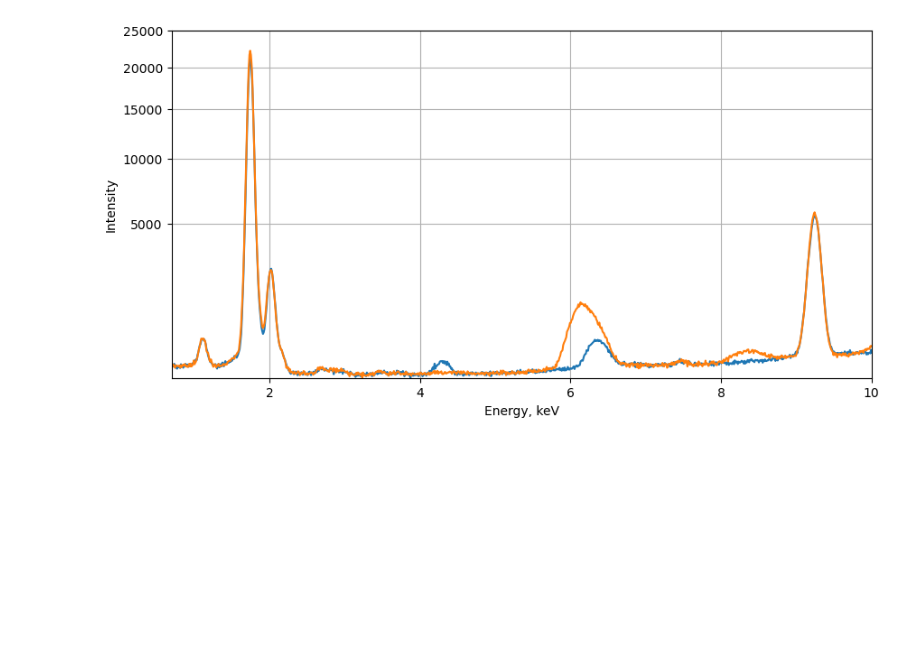
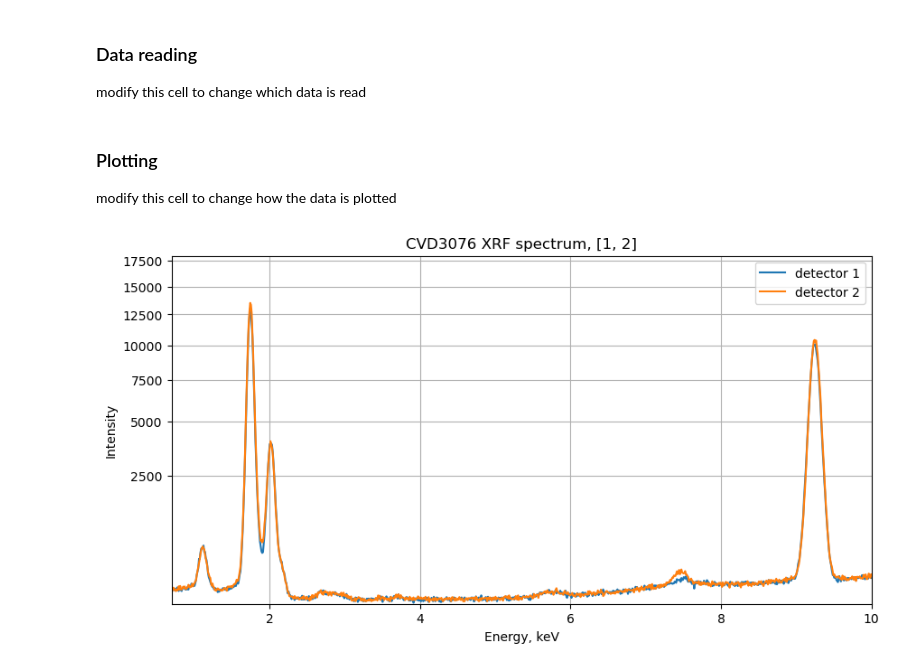
Before and after one commit to ELFREELAND/xrf-thickness-studies, a Jupyter notebook: xrf_data_parser.ipynb, the cells around one changed output. Drawn from its saved outputs; the diff is of its cells as text; code cells hidden in the pictures; blank space fills up the shorter version.

Commit message:
improved single file parser
improved single file parser to be more friendly and flexible

```diff
--- a/xrf_data_parser.ipynb
+++ b/xrf_data_parser.ipynb
@@ -7,9 +30,20 @@ import numpy as np
 # %%
-path_label = "20230628_CVD_2546"
+path_label = folders[0][0:-4]
 
-file_path1 = "./" + path_label + "_map/" + path_label + "_60s_20x20ptsdet_1_0_2.spx"
+sample_name = "CVD" + path_label[-4:]
 
-file_path2 = "./" + path_label + "_map/" + path_label + "_60s_20x20ptsdet_2_0_2.spx"
+if len(glob.glob("./"+path_label+"_map/*.spx")) == 200:
+    grid_size = 10
+elif len(glob.glob("./"+path_label+"_map/*.spx")) == 800:
+    grid_size = 20
+else:
+    raise FileNotFoundError("Folder contains neither 200 nor 800 .spx files.")
 
-root1 = et.parse(file_path1).getroot()
-root2 = et.parse(file_path2).getroot()
+#edit this to change which grid point is read
+spec = [1, 2]
+
+fp1 = ("./" + path_label + "_map/" + path_label + "_60s_" +
+       str(grid_size) + "x" + str(grid_size) + "ptsdet_1_" + str(spec[0]) + "_" + str(spec[1]) + ".spx")
+
+fp2 = ("./" + path_label + "_map/" + path_label + "_60s_" +
+       str(grid_size) + "x" + str(grid_size) + "ptsdet_2_" + str(spec[0]) + "_" + str(spec[1]) + ".spx")
@@ -37,10 +73,11 @@ def getEnergyAxis(r):
 # %%
 def getRawCountsData(r):
     data = r.findall("./ClassInstance[@Type='TRTSpectrum']/Channels")[0].text.split(",")
-    for i in range(0, len(data)):
-        data[i] = int(data[i])
+    #for i in range(0, len(data)):
+    #    data[i] = int(data[i])
 
-    return np.array(data)
+    #numpy can convert str to int
+    return np.array(data, dtype=int)
 # %%
 def getBackgroundData(r):
     background = r.findall("./ClassInstance[@Type='TRTSpectrum']/ChildClassInstances/ClassInstance"
@@ -54,14 +92,30 @@ def getBackgroundData(r):
+# %% [markdown]
+### Data reading
+modify this cell to change which data is read
+# %%
+dat = {
+    "d1_counts": getRawCountsData(et.parse(fp1).getroot()),
+    "d2_counts": getRawCountsData(et.parse(fp2).getroot()),
+    "energy": getEnergyAxis(et.parse(fp1).getroot())}
+# %% [markdown]
+### Plotting
+modify this cell to change how the data is plotted
 # %%
+upper_ylim = np.max(dat["d1_counts"][150:])
+
 f, ax = plt.subplots(figsize=(10,5))
-ax.plot(getEnergyAxis(root1), getRawCountsData(root1))
-ax.plot(getEnergyAxis(root2), getRawCountsData(root2))
+ax.plot(dat["energy"], dat["d1_counts"], label = "detector 1")
+ax.plot(dat["energy"], dat["d2_counts"], label = "detector 2")
 ax.set_xlabel("Energy, keV")
 ax.set_ylabel("Intensity")
+ax.set_title(sample_name + " XRF spectrum, " + str(spec))
+ax.legend()
 
+#square root scale
 ax.set_yscale("function", functions=(np.sqrt, lambda x: x*x))
 
-ax.axis([0.7, 10, 1, 25000])
+ax.axis([0.7, 10, 1, upper_ylim+5000])
 ax.grid(True)
 plt.show()
 # %% [output]
-[figure, old version]
+[figure, new version]
```
Also changed, not shown: parts of 7 cells of this notebook.
